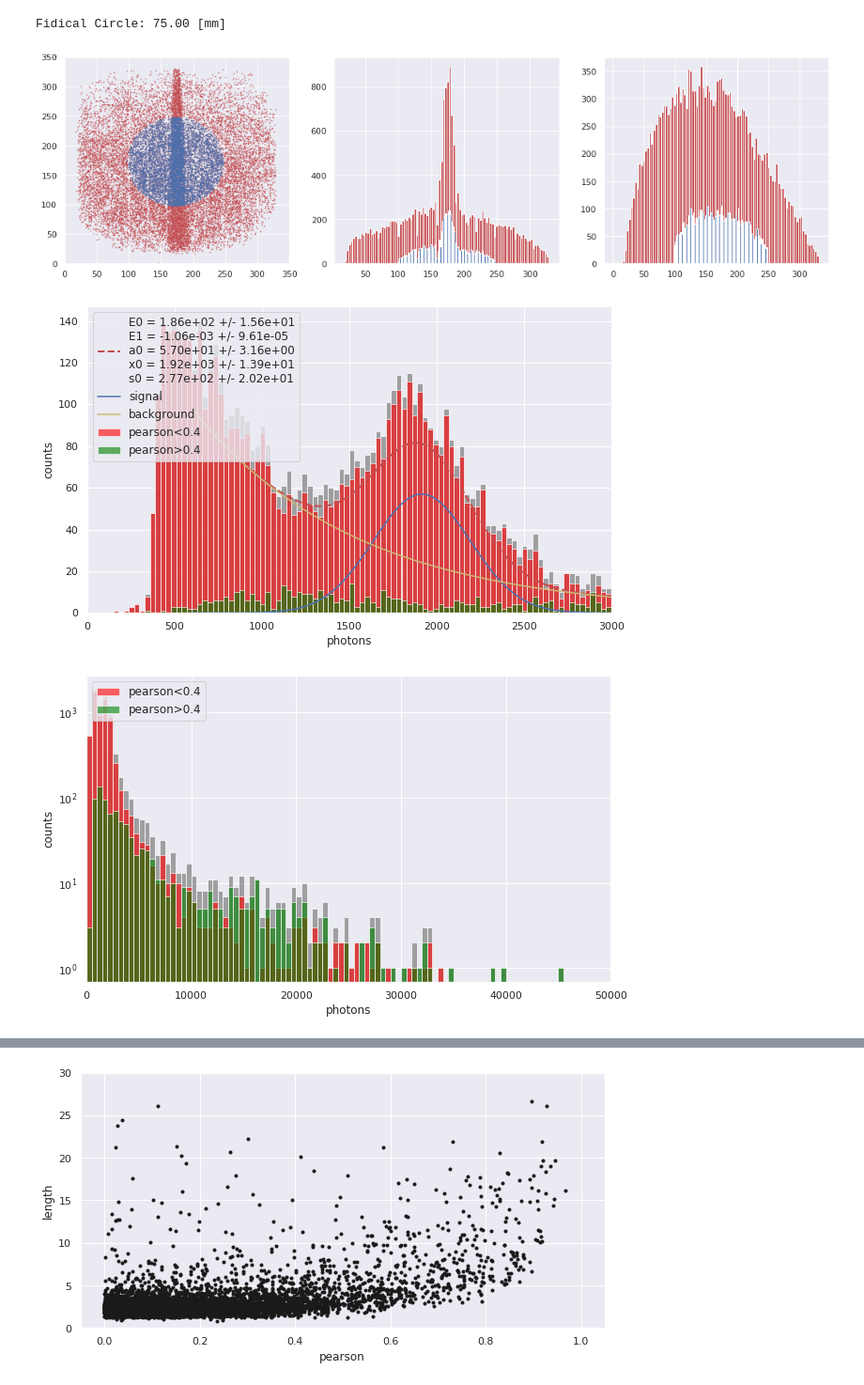
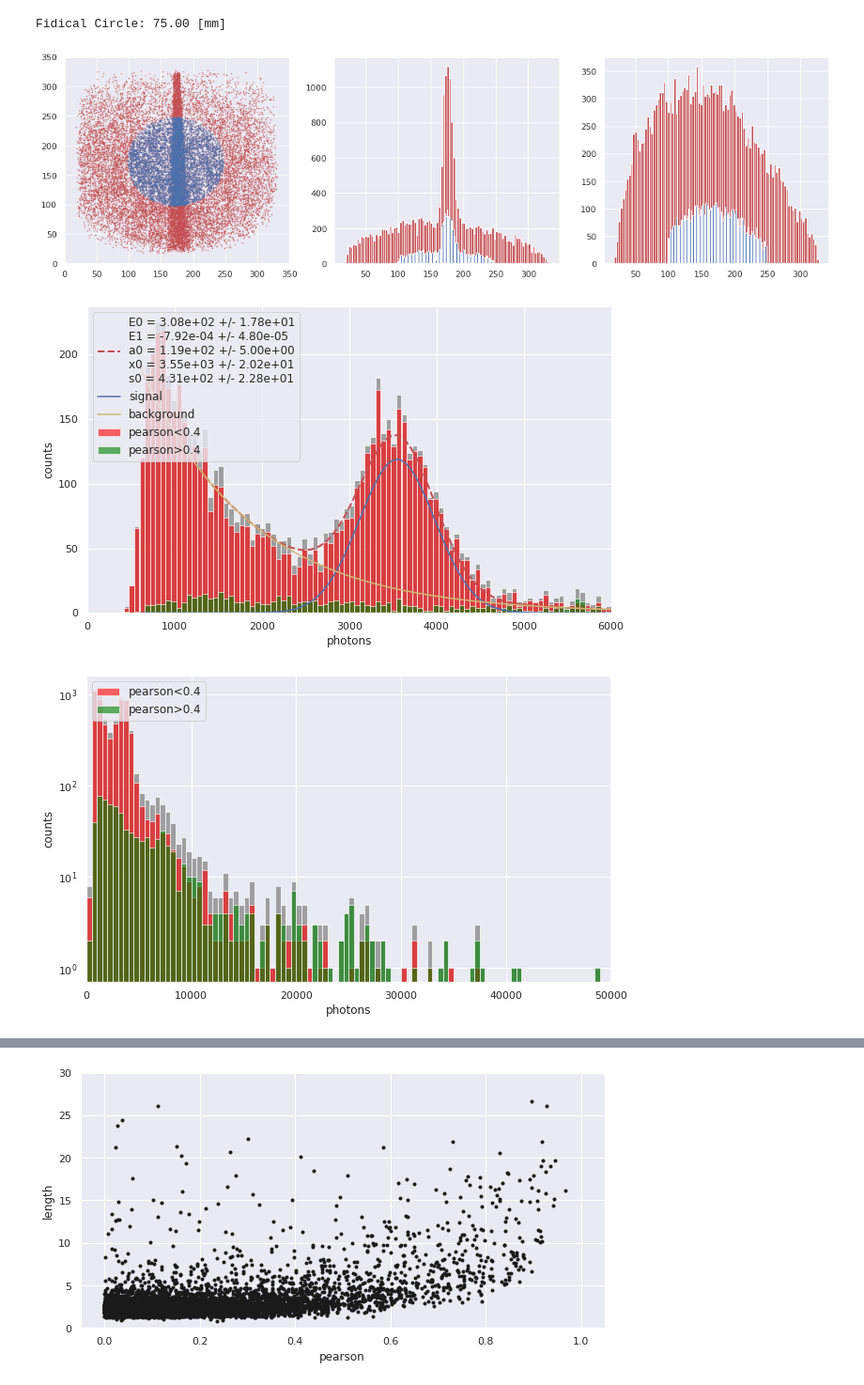
Before and after one commit to gmazzitelli/cygno_cloud, a Jupyter notebook: AnalisiCluster.ipynb, the cells around one changed output, grey strips where cells are left out. Shown at 94% size. Saved outputs shown, nothing was run; the diff lists cells and outputs as text; code cells hidden in the pictures.

```diff
--- a/AnalisiCluster.ipynb
+++ b/AnalisiCluster.ipynb
@@ -101,6 +101,7 @@ file_out=mybasepath+"out/dbscan_run4184_cmin_0_cmax_500_rescale_576_nsigma_1.5_e
 file_out=mybasepath+"out/dbscan_run4184_cmin_0_cmax_500_rescale_2304_nsigma_1.5_ev_200_ped_4183.plk.gz"
 # KFC
 file_out=mybasepath+"out/dbscan_run4039_cmin_0_cmax_500_rescale_2304_nsigma_1.5_ev_200_ped_4038.plk.gz"
+file_out=mybasepath+"out/dbscan_run4046_cmin_0_cmax_500_rescale_2304_nsigma_1.5_ev_200_ped_4038.plk.gz"
 df = pd.read_pickle(file_out, compression='gzip')
 
 # range
@@ -204,8 +205,8 @@ if LEMON:
 
     # fiducializzation
 
-    DX = -15
-    DY = -20
+    DX = 0
+    DY = 0
     a = 100. # mm
     b = 120. # mm
 
@@ -272,25 +273,25 @@ else:
     df = df[((df['x0c']-d0)**2/a0**2 + (df['y0c']-d0)**2/a0**2 )< 1]
 # %% [output]
 Fidical Circle: 75.00 [mm]
-[figure, old version]
+[figure, new version]
 # %%
 bins = 100
 
 fig, ax = plt.subplots(figsize=(10,6))
-hmax = 3000.
-myExpG(df['photons'], ax, xmin=600., xmax=hmax, bins=100, E0=200., E1=-0.001, a0=900., x0=1500., s0=300.)
+hmax = 6000.
+myExpG(df['photons'], ax, xmin=600., xmax=hmax, bins=100, E0=200., E1=-0.001, a0=900., x0=3000., s0=300.)
 ax.hist(df['photons'], bins=100, range=(0,hmax), color='gray', alpha=0.7)
 ax.hist(df.photons[(abs(df.pearson)<0.4)], 100, range=(0,hmax), color="red", alpha=0.6, label="pearson<0.4")
 ax.hist(df.photons[(abs(df.pearson)>0.4)], 100, range=(0,hmax), color="green", alpha=0.6, label="pearson>0.4")
 ax.set_xlim(0,hmax)
 ax.set_xlabel('photons')
 ax.set_ylabel('counts')
 #ax.set_yscale("log")
 plt.legend(loc=2, prop={'size':'medium'})
 plt.minorticks_on()
 plt.show()
 # %% [output]
-[figure, old version]
+[figure, new version]
 # %%
 bins = 100
 
@@ -308,7 +309,7 @@ plt.legend(loc=2, prop={'size':'medium'})
 plt.minorticks_on()
 plt.show()
 # %% [output]
-[figure, old version]
+[figure, new version]
 # %%
 fig, ax = plt.subplots(figsize=(10,6))
 hmax=20
```
Also changed, not shown: parts of 15 cells of this notebook.
